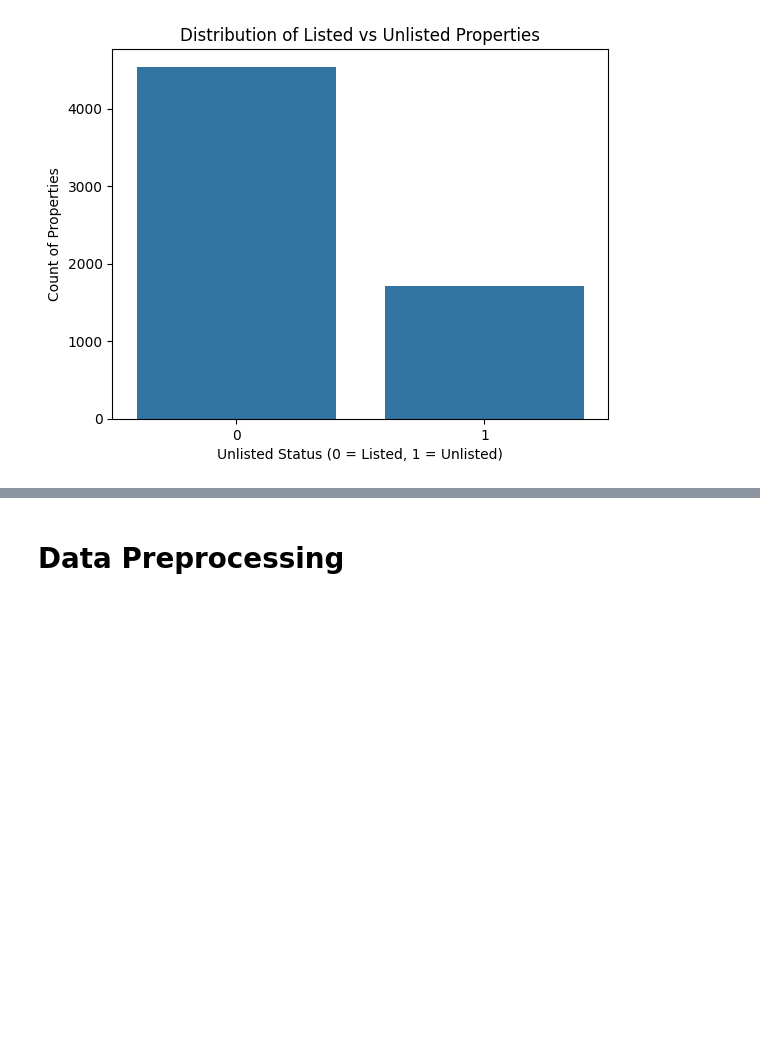
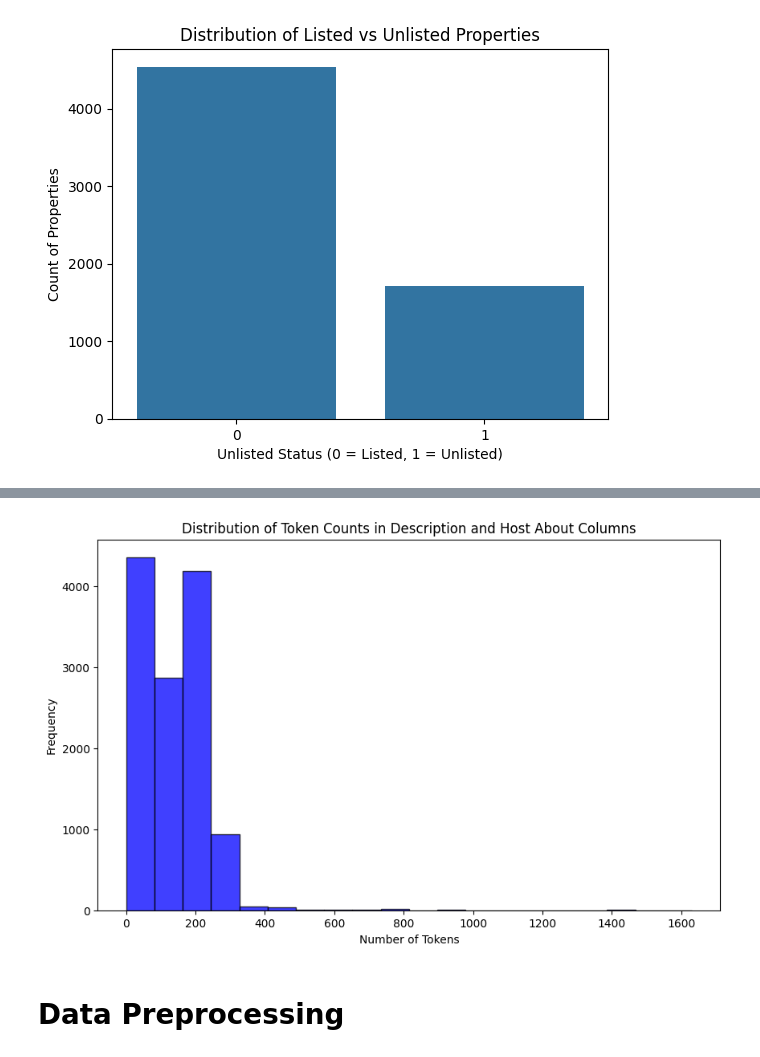
Before and after one commit to ontenkutsenko/NLP_Airbnb_Delisting_Prediction, a Jupyter notebook: Baseline.ipynb, the cells around one changed output, grey strips where cells are left out. Cells and saved outputs as stored; diff of their text form; code cells hidden in the pictures; blank space fills up the shorter version.

```diff
--- a/Baseline.ipynb
+++ b/Baseline.ipynb
@@ -141,3 +164,22 @@ Word Cloud for comments
+# %%
+def count_tokens(text):
+    return len(word_tokenize(text))
+
+# Get token counts for both columns
+description_token_counts = df_train['description'].apply(count_tokens)
+host_about_token_counts = df_train['host_about'].apply(count_tokens)
+
+all_token_counts = list(description_token_counts) + list(host_about_token_counts)
+
+# Create a histogram of token counts
+plt.figure(figsize=(10, 6))
+plt.hist(all_token_counts, bins=20, alpha=0.75, color='blue', edgecolor='black')
+plt.title('Distribution of Token Counts in Description and Host About Columns')
+plt.xlabel('Number of Tokens')
+plt.ylabel('Frequency')
+plt.show()
+# %% [output]
+[figure, added]
 # %% [markdown]
 # Data Preprocessing
 # %%
```
Also changed, not shown: parts of 18 cells of this notebook.
